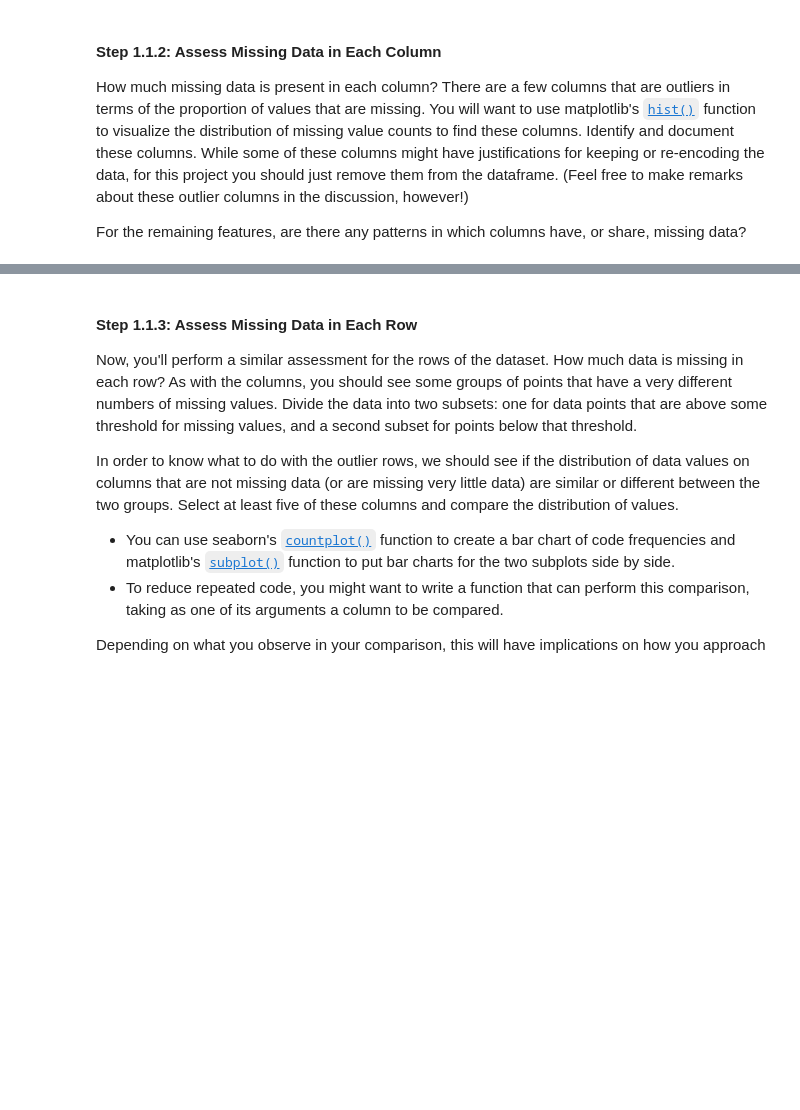
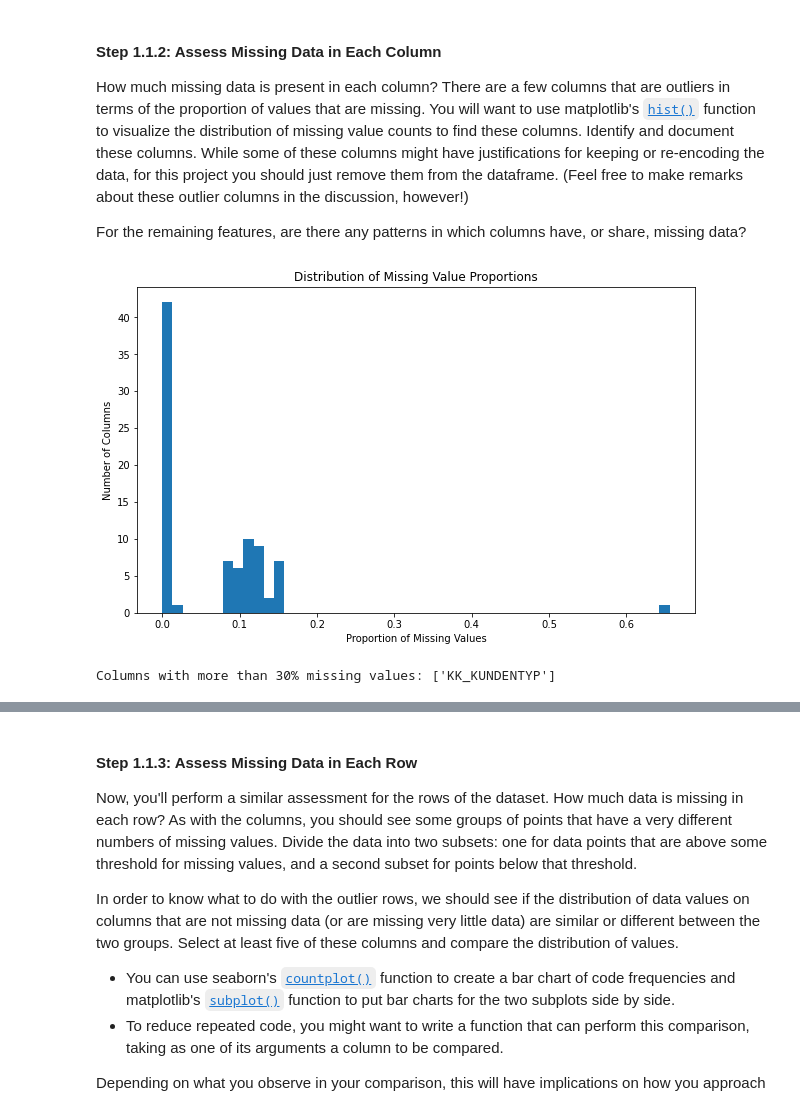
Before and after one commit to tfrum/frum-portfolio, a Jupyter notebook: assignments/ml-projects-udacity/unsupervised/Identify_Customer_Segments.ipynb, the cells around one changed output, grey strips where cells are left out. Cells and saved outputs as stored; diff of their text form; code cells hidden in the pictures; blank space fills up the shorter version.

```diff
--- a/assignments/ml-projects-udacity/unsupervised/Identify_Customer_Segments.ipynb
+++ b/assignments/ml-projects-udacity/unsupervised/Identify_Customer_Segments.ipynb
@@ -89,3 +85,23 @@ The fourth column of the feature attributes summary (loaded in above as `feat_in
+# %%
+# Identify missing or unknown data values and convert them to NaNs.
+
+# This function to convert missing value codes to NaNs
+# Yes a regular for-loop isn't exactly optimal for a dataset with n > 800,000 rows and 85 data points. I'm not concerned.
+# I wanted to demonstrate understanding of the process. You'll frequently see me ignore that """ ... """ comments exist, too.
+def convert_to_nan(df, summary_df):
+    for index, row in summary_df.iterrows():
+        attribute = row['attribute']
+        missing_values = row['missing_or_unknown']
+        # Parse the string of missing values to a list of values
+        if isinstance(missing_values, str):
+            missing_values = missing_values.strip('[]').replace(' ', '').split(',')
+            missing_values = [val.replace('\'', '') for val in missing_values]  # Remove any quotation marks
+
+        if missing_values != ['']:
+            df[attribute] = df[attribute].replace(missing_values, np.nan)
+    return df
+
+general_population_data_cleaned = convert_to_nan(general_population_data, feature_summary_data)
 # %% [markdown]
 #### Step 1.1.2: Assess Missing Data in Each Column
 
@@ -99,0 +111,24 @@ For the remaining features, are there any patterns in which columns have, or sha
+# %%
+# Perform an assessment of how much missing data there is in each column of the
+# dataset.
+missing_data_counts = general_population_data_cleaned.isnull().sum()
+missing_data_proportion = missing_data_counts / len(general_population_data_cleaned)
+
+plt.figure(figsize=(10, 6))
+plt.hist(missing_data_proportion, bins=50)
+plt.xlabel('Proportion of Missing Values')
+plt.ylabel('Number of Columns')
+plt.title('Distribution of Missing Value Proportions')
+plt.show()
+
+high_missing_columns = missing_data_proportion[missing_data_proportion > 0.30].index.tolist()
+
+print(f"Columns with more than 30% missing values: {high_missing_columns}")
+
+general_population_data_cleaned = general_population_data_cleaned.drop(columns=high_missing_columns)
+
+# Dropping more severe outliers
+general_population_data_cleaned.to_csv('Udacity_AZDIAS_Subset_Cleaned_30%_Missing.csv', sep=';', index=False)
+# %% [output]
+[figure, added]
+Columns with more than 30% missing values: ['KK_KUNDENTYP']
```
Also changed, not shown: parts of 33 cells of this notebook, 1 other file.
